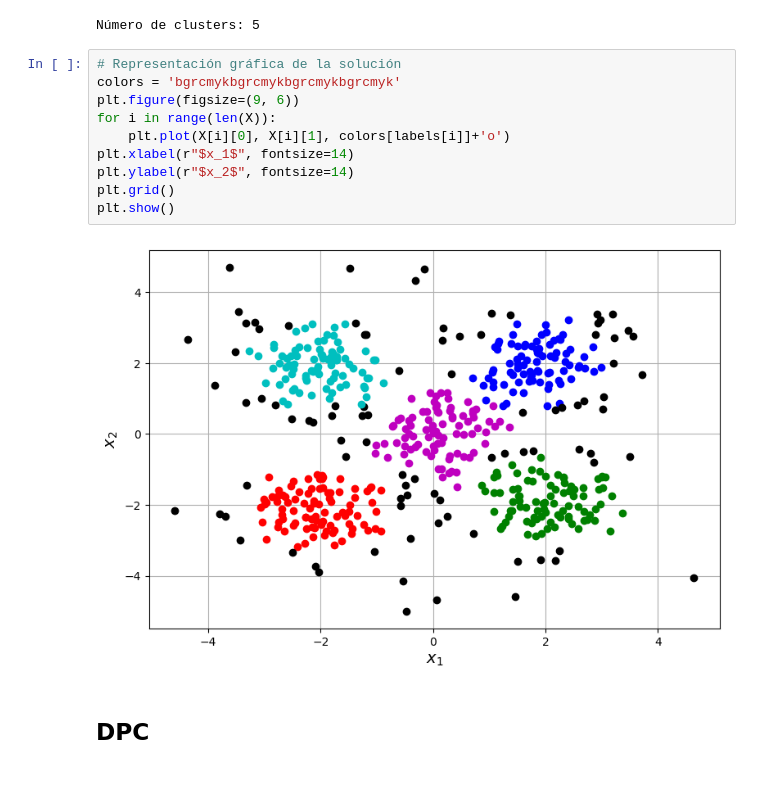
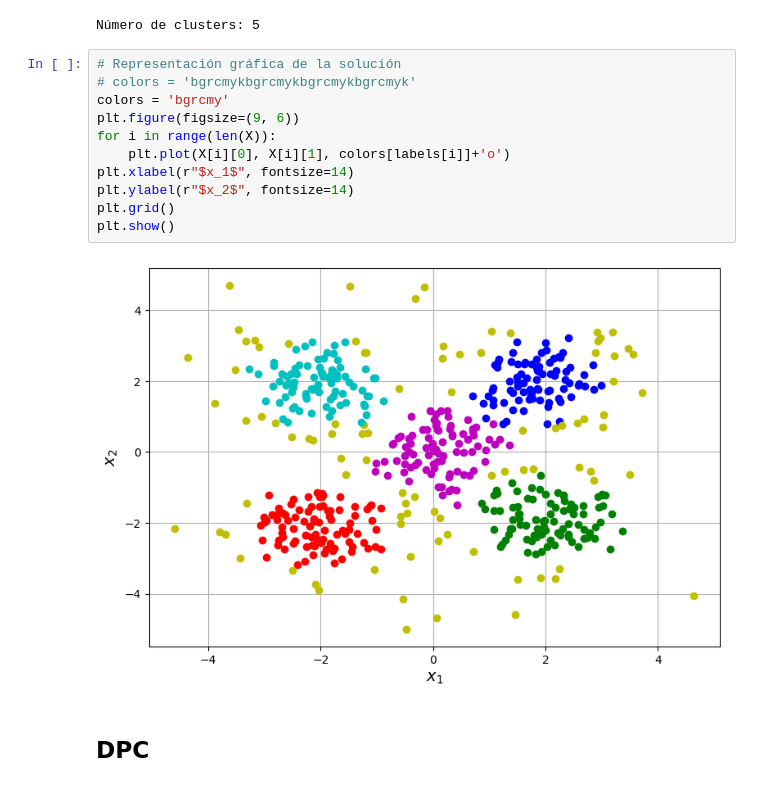
Before and after one commit to a21lofese/SAA, a Jupyter notebook: Densidad/Densidad.ipynb, the cells around one changed output. Cells and saved outputs as stored; diff of their text form.

```diff
--- a/Densidad/Densidad.ipynb
+++ b/Densidad/Densidad.ipynb
@@ -65,16 +65,17 @@ print ('Número de clusters: %d' % n_clusters)
 Número de clusters: 5
 # %%
 # Representación gráfica de la solución
-colors = 'bgrcmykbgrcmykbgrcmykbgrcmyk'
+# colors = 'bgrcmykbgrcmykbgrcmykbgrcmyk'
+colors = 'bgrcmy'
 plt.figure(figsize=(9, 6))
 for i in range(len(X)):
     plt.plot(X[i][0], X[i][1], colors[labels[i]]+'o')
 plt.xlabel(r"$x_1$", fontsize=14)
 plt.ylabel(r"$x_2$", fontsize=14)
 plt.grid()
 plt.show()
 # %% [output]
-[figure, old version]
+[figure, new version]
 # %% [markdown]
 ## DPC
 # %%
```
Also changed, not shown: 2 other files.
